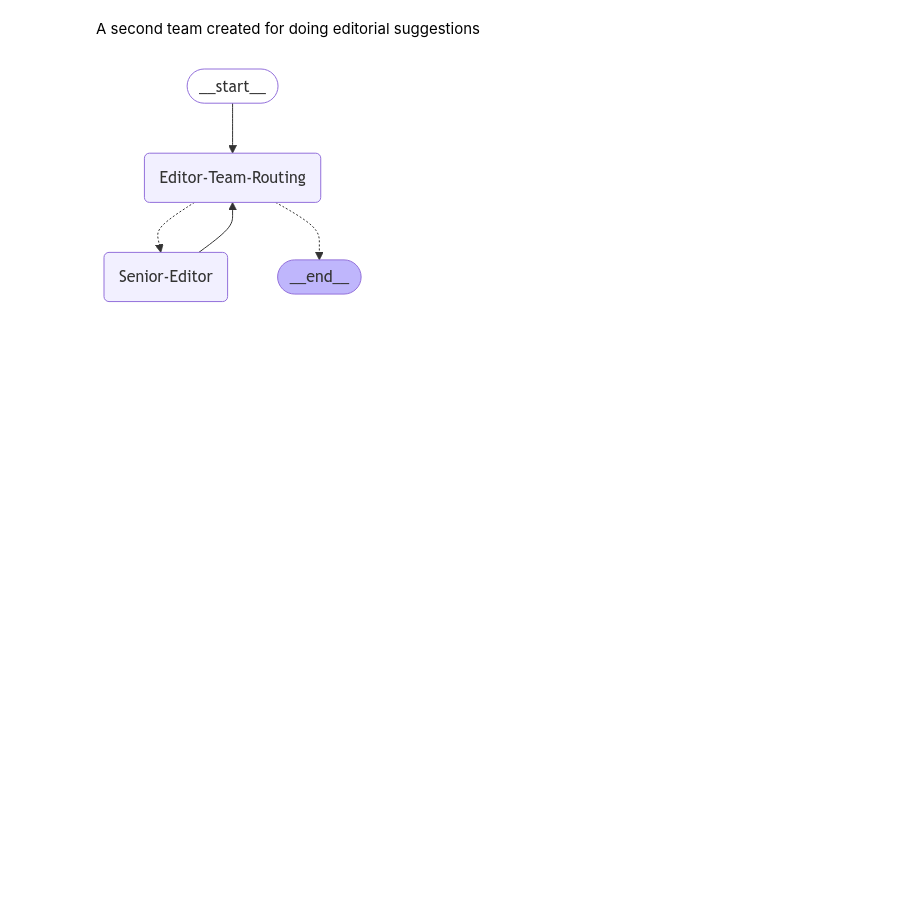
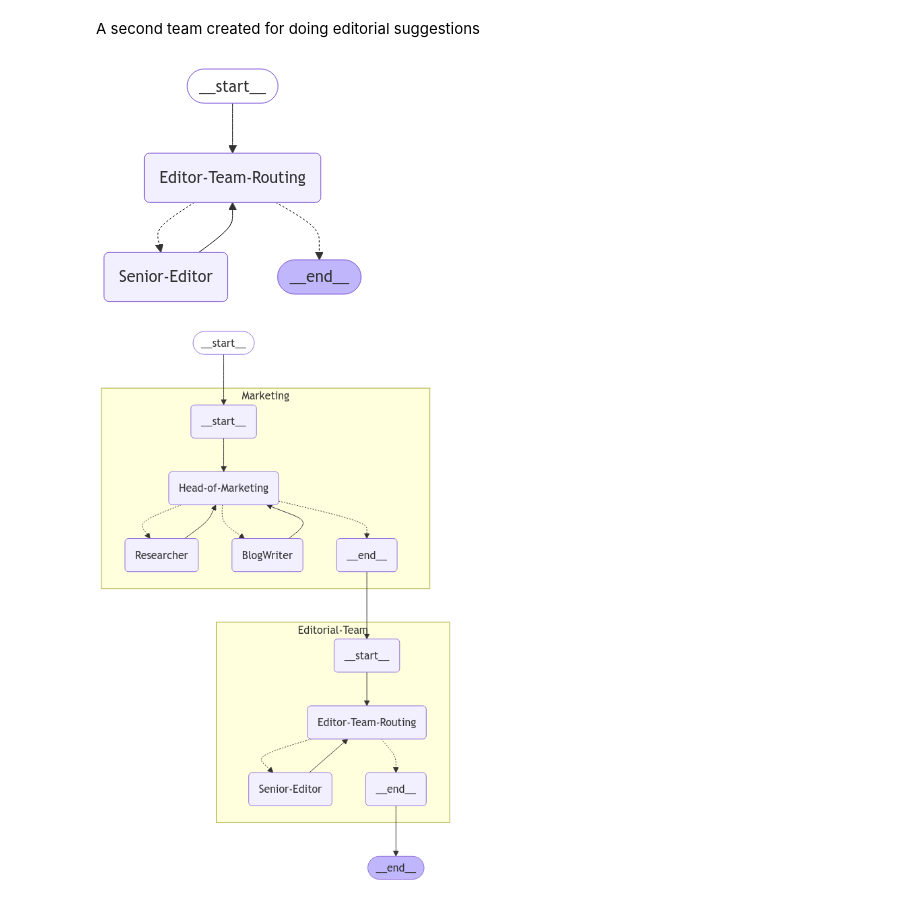
Before and after one commit to rootflo/flo-ai, a Jupyter notebook: examples/build_agents_by_code.ipynb, the cells around one changed output. Saved outputs shown, nothing was run; the diff lists cells and outputs as text; code cells hidden in the pictures; blank space fills up the shorter version.

```diff
--- a/examples/build_agents_by_code.ipynb
+++ b/examples/build_agents_by_code.ipynb
@@ -36,7 +36,7 @@ blogger = FloAgent.Builder(
 
 marketing_team = FloTeam.Builder(session, "Marketing", [researcher, blogger]).build()
 r1 = FloSupervisor.Builder(session, "Head-of-Marketing", marketing_team).build()
-flo_team_1 = r1.build_routed_team()
+marketing_flo = r1.to_flo()
 # %%
 def draw_to_file(graph, filename: str, xray=False):
     from PIL import Image as PILImage
@@ -64,7 +64,7 @@ chief_editorial = FloAgent.Builder(
 edit_team = FloTeam.Builder(session, "Editorial-Team", [chief_editorial]).build()
 r2 = FloSupervisor.Builder(session, "Editor-Team-Routing", edit_team).build()
 
-editorial_team = r2.build_routed_team()
+editorial_flo = r2.to_flo()
 # %%
 from IPython.display import Image, display
 
@@ -72,13 +72,12 @@ display(Image(editorial_team.draw()))
 # %% [output]
 [figure]
 # %%
-journal_company = FloTeam.Builder(session, "Newspaper", [flo_team_1, editorial_team])
+journal_company = FloTeam.Builder(session, "Newspaper", [marketing_flo, editorial_flo])
 
-# TODO fix router config
 r3 = FloLinear.Builder(
     session,
     "linear-router",
     journal_company
 ).build()
 
-master_team = r3.build_routed_team()
+master_flo = r3.to_flo()
@@ -87 +84,7 @@ draw_to_file(master_team, "master.png")
+# %%
+from IPython.display import Image, display
+
+display(Image(master_flo.draw()))
+# %% [output]
+[figure, added]
 # %%
```
Also changed, not shown: parts of 4 cells of this notebook, 2 other files.
